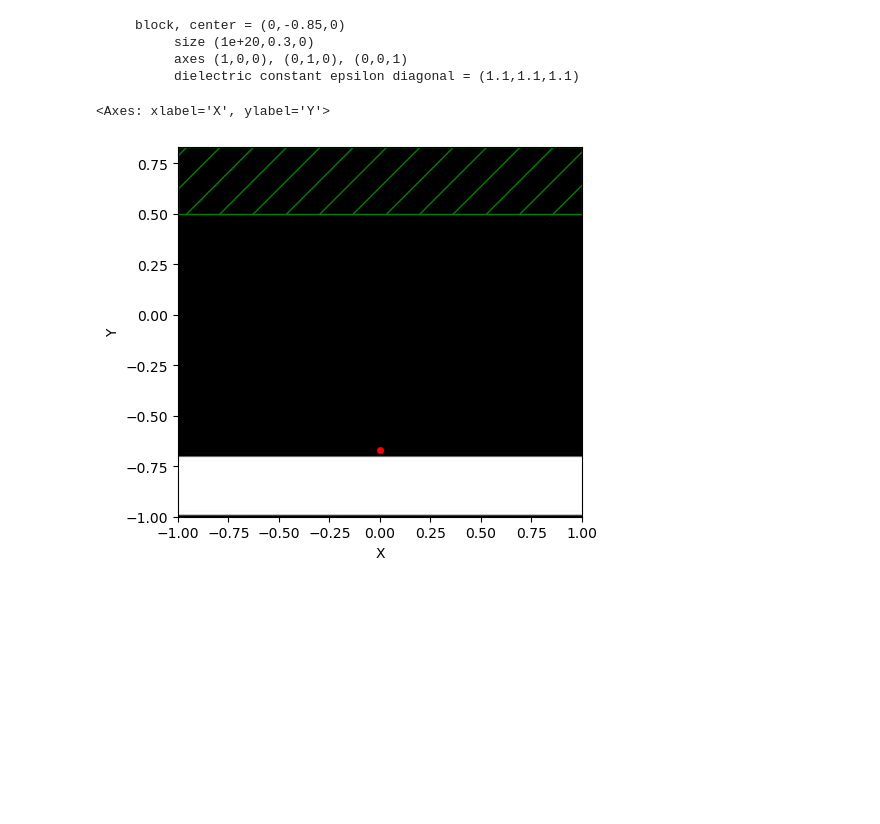
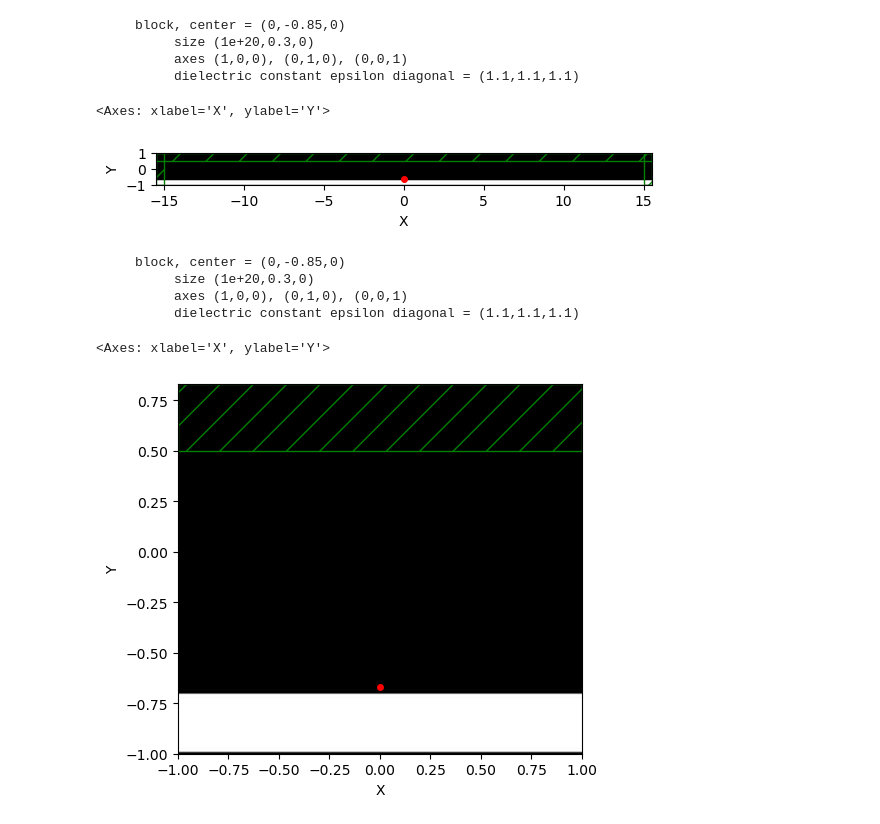
Before and after one commit to M2nion/EIDL, a Jupyter notebook: Tool/Meep/LGD/Meep code/OLED structure/Layer by Layer check/OLED_update_LBL.ipynb, the cells around one changed output. Cells and saved outputs as stored; diff of their text form; code cells hidden in the pictures; blank space fills up the shorter version.

```diff
--- a/Tool/Meep/LGD/Meep code/OLED structure/Layer by Layer check/OLED_update_LBL.ipynb
+++ b/Tool/Meep/LGD/Meep code/OLED structure/Layer by Layer check/OLED_update_LBL.ipynb
@@ -185,8 +192,17 @@ sim_fitting_Al = mp.Simulation(
     default_material=mp.Medium(index = 1),
     sources=sources,
     resolution=resolution,
-    extra_materials=[Cathode, Alq3, aNDP, ITO_m, CoverLayer, Glass]
+    extra_materials=[Cathode, aNDP, Glass]
 )
+# %%
+sim_fitting_Al.plot2D()
+# %% [output]
+     block, center = (0,-0.85,0)
+          size (1e+20,0.3,0)
+          axes (1,0,0), (0,1,0), (0,0,1)
+          dielectric constant epsilon diagonal = (1.1,1.1,1.1)
+<Axes: xlabel='X', ylabel='Y'>
+[figure, added]
 # %%
 sim_fitting_Al.plot2D(output_plane = mp.Volume(center=mp.Vector3(0, -0.67, 0), size=mp.Vector3(2, 3, 0)))
 # %% [output]
```
Also changed, not shown: parts of 11 cells of this notebook, 18 other files.
